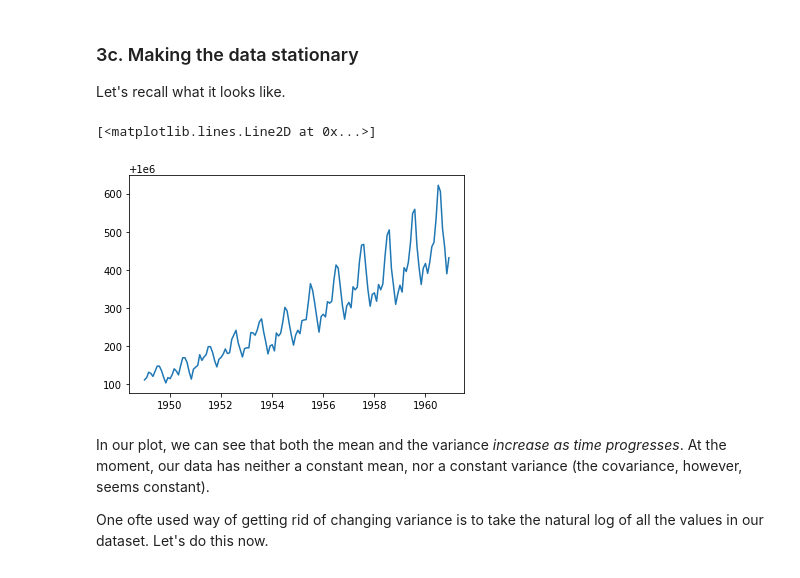
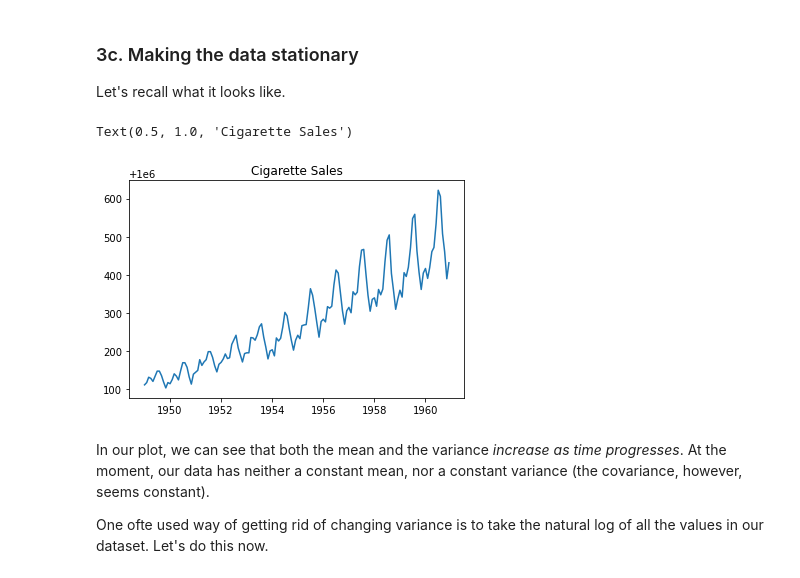
Before and after one commit to jjobes90/Springboard, a Jupyter notebook: Cowboy Cigarettes Case Study - Tier 3.ipynb, the cells around one changed output. Drawn from its saved outputs; the diff is of its cells as text; code cells hidden in the pictures.

```diff
--- a/Cowboy Cigarettes Case Study - Tier 3.ipynb
+++ b/Cowboy Cigarettes Case Study - Tier 3.ipynb
@@ -265,9 +280,10 @@ But our data need to be stationary! So we need to do some transforming.
 Let's recall what it looks like.
 # %%
 plt.plot(y)
+plt.title('Cigarette Sales')
 # %% [output]
-[<matplotlib.lines.Line2D at 0x...>]
+Text(0.5, 1.0, 'Cigarette Sales')
-[figure, old version]
+[figure, new version]
 # %% [markdown]
 In our plot, we can see that both the mean and the variance *increase as time progresses*. At the moment, our data has neither a constant mean, nor a constant variance (the covariance, however, seems constant).
 
```
Also changed, not shown: parts of 5 cells of this notebook.
